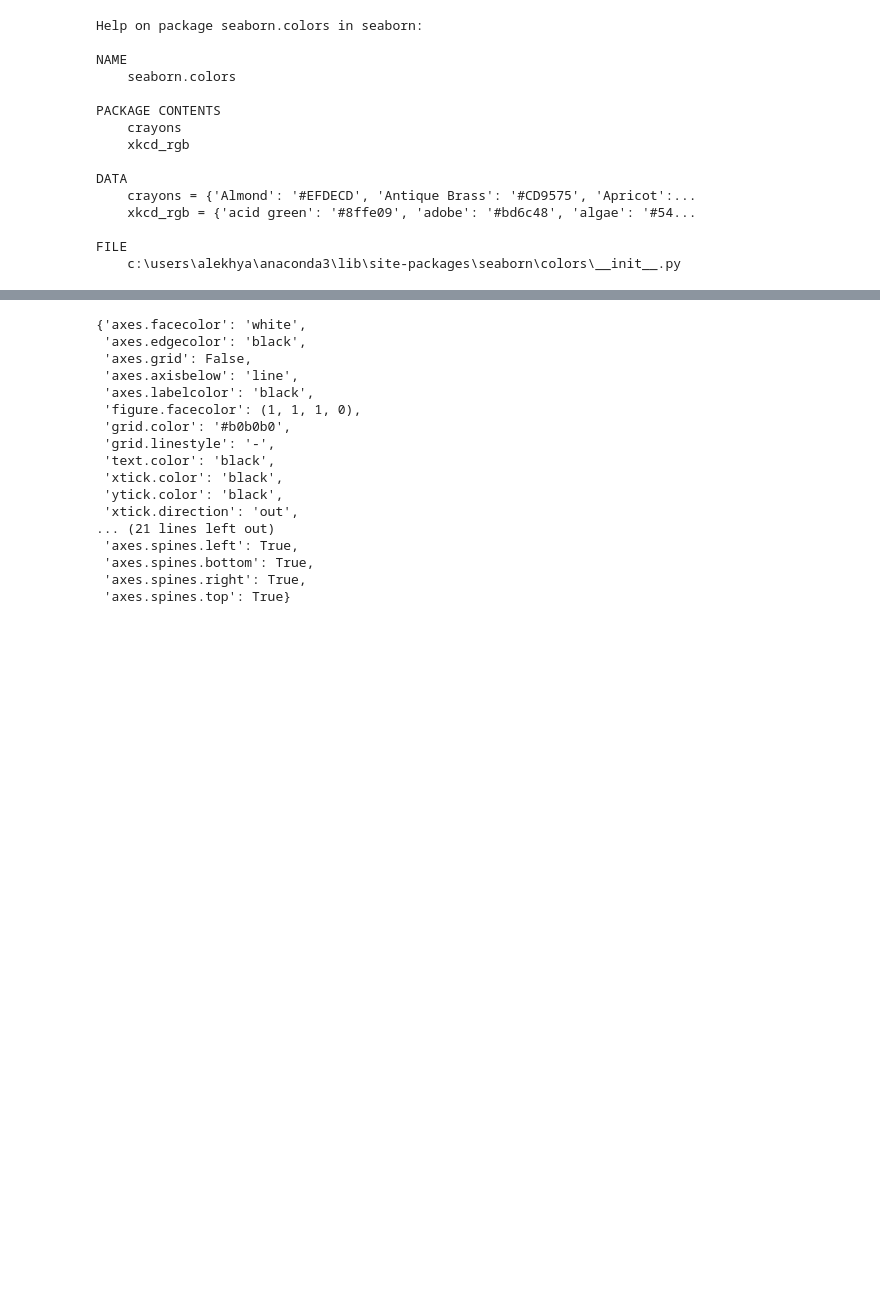
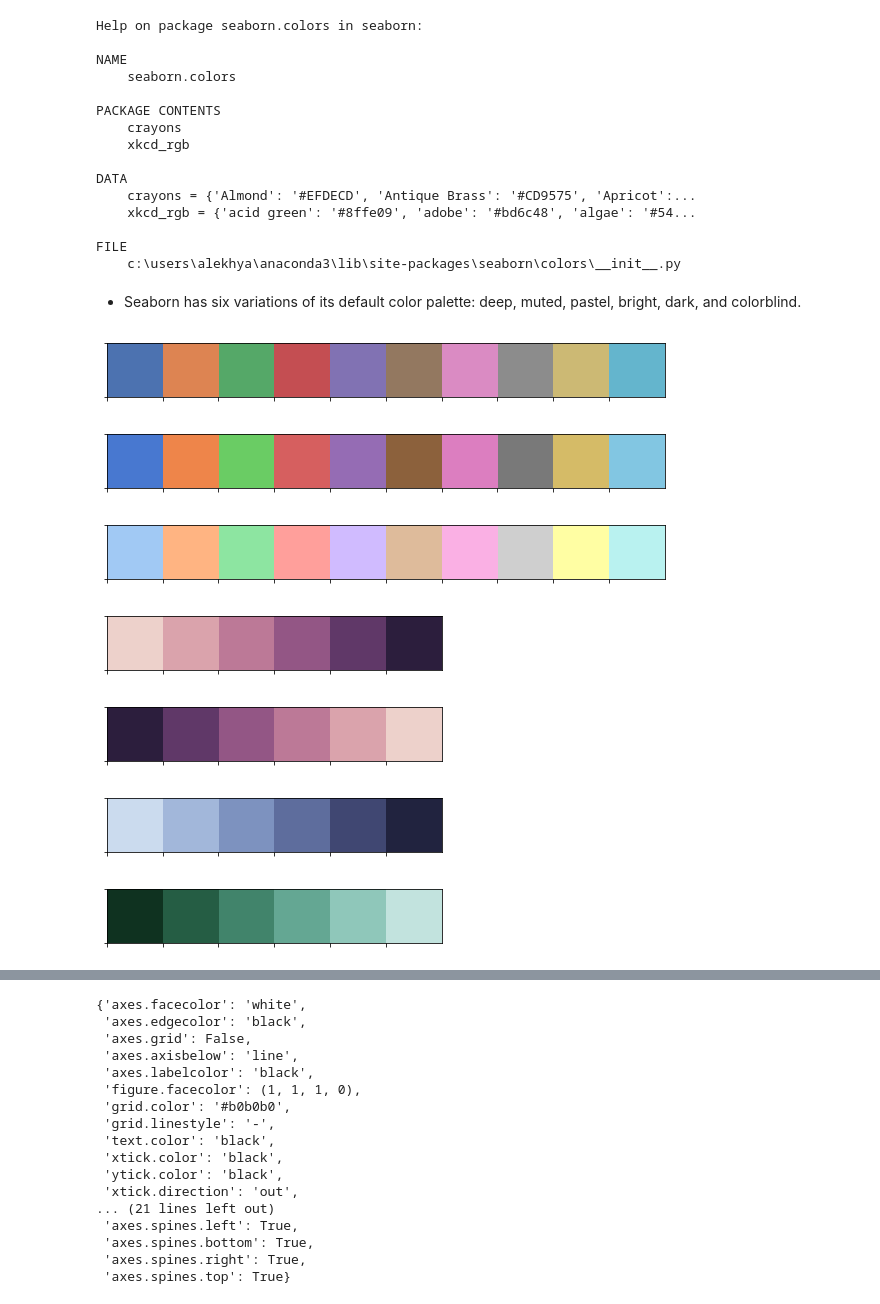
Before and after one commit to GAlekhya123/Python-FDP, a Jupyter notebook: seaborn.ipynb, the cells around one changed output, grey strips where cells are left out. Cells and saved outputs as stored; diff of their text form; code cells hidden in the pictures; blank space fills up the shorter version.

```diff
--- a/seaborn.ipynb
+++ b/seaborn.ipynb
@@ -59,4 +41,37 @@ DATA
 
 FILE
     c:\users\alekhya\anaconda3\lib\site-packages\seaborn\colors\__init__.py
+# %% [markdown]
+- Seaborn has six variations of its default color palette: deep, muted, pastel, bright, dark, and colorblind.
+# %%
+sns.palplot(sns.color_palette("deep"))
+# %% [output]
+[figure, added]
+# %%
+sns.palplot(sns.color_palette("muted"))
+# %% [output]
+[figure, added]
+# %%
+sns.palplot(sns.color_palette("pastel"))
+# %% [output]
+[figure, added]
+# %%
+### customization colors using cubehelix palette:
+
+#sns.set()
+sns.palplot(sns.cubehelix_palette())
+# %% [output]
+[figure, added]
+# %%
+sns.palplot(sns.cubehelix_palette(reverse = True))
+# %% [output]
+[figure, added]
+# %%
+sns.palplot(sns.cubehelix_palette(rot=-0.1))
+# %% [output]
+[figure, added]
+# %%
+sns.palplot(sns.cubehelix_palette(start=2.1, rot=.1,reverse = True))
+# %% [output]
+[figure, added]
 # %%
```
Also changed, not shown: parts of 103 cells of this notebook.
